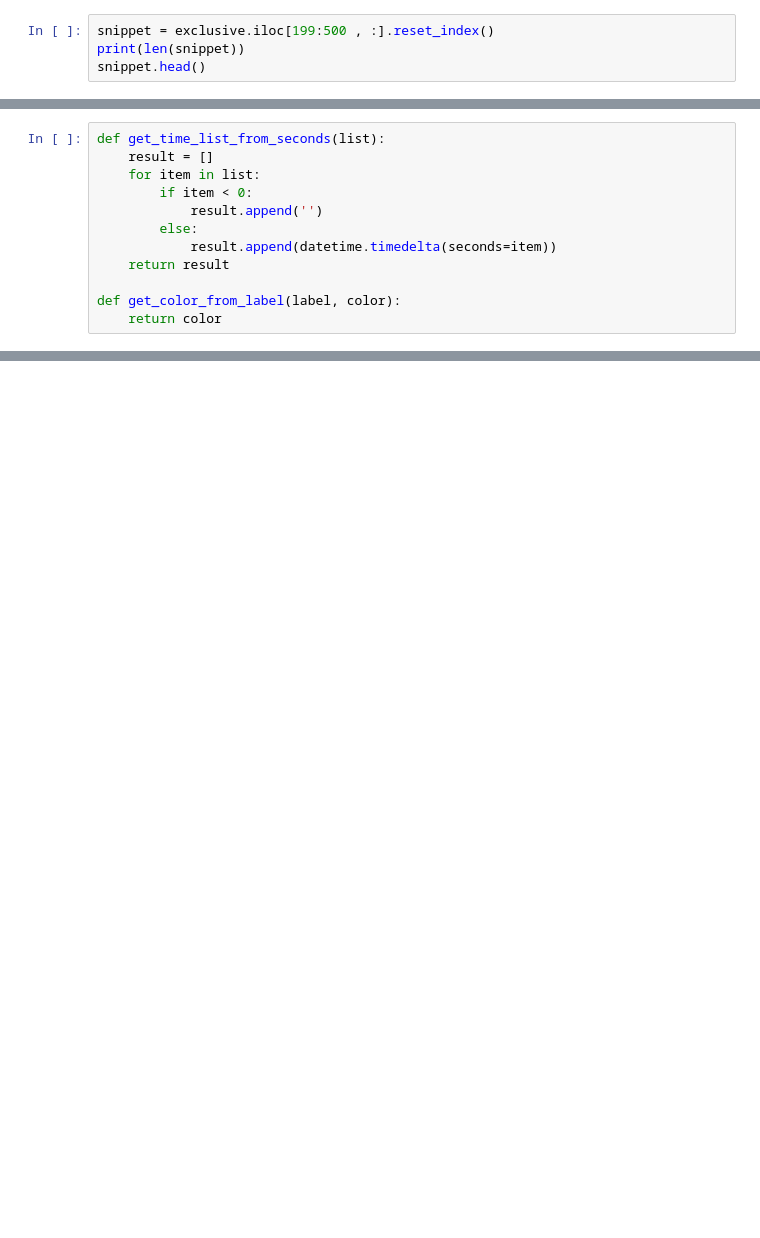
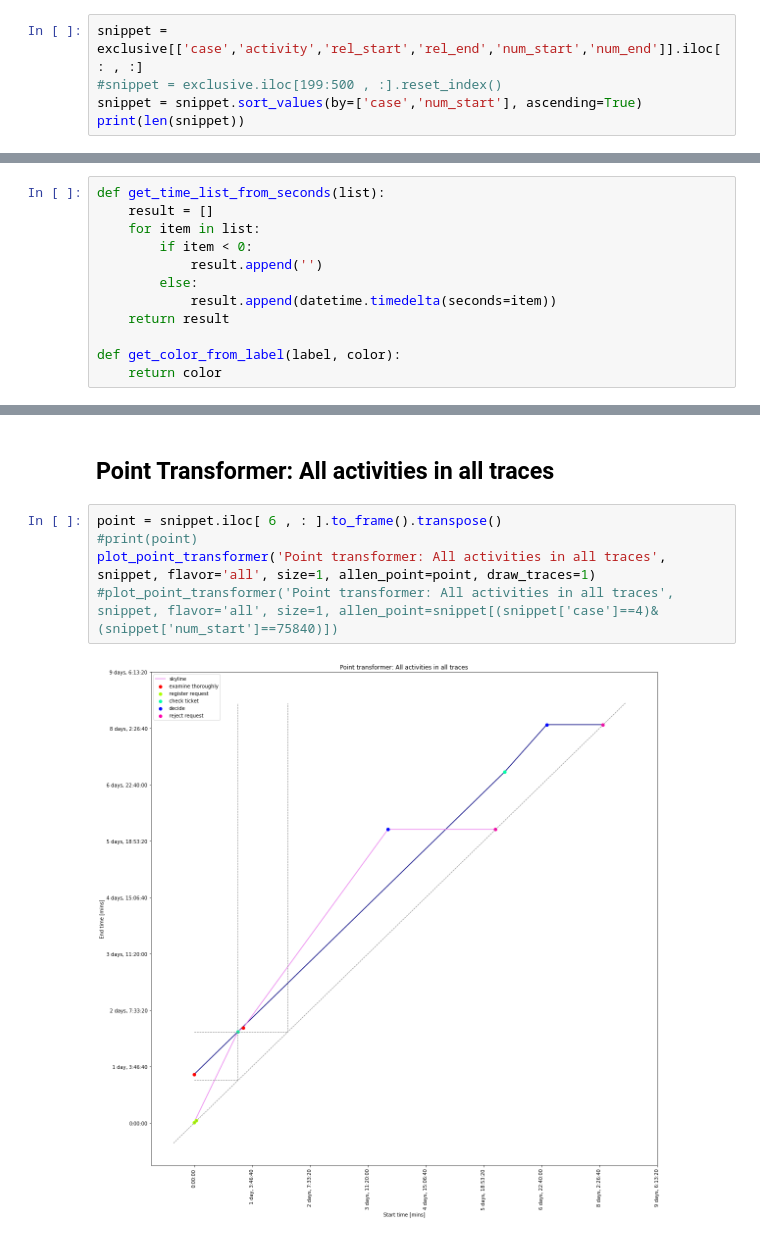
Before and after one commit to andreamalhera/perfSky, a Jupyter notebook: notebooks/pointTransformer.ipynb, the cells around one changed output, grey strips where cells are left out. Cells and saved outputs as stored; diff of their text form; blank space fills up the shorter version.

```diff
--- a/notebooks/pointTransformer.ipynb
+++ b/notebooks/pointTransformer.ipynb
@@ -116,5 +119,6 @@ exclusive.head()
 # %%
-snippet = exclusive.iloc[199:500 , :].reset_index()
+snippet = exclusive[['case','activity','rel_start','rel_end','num_start','num_end']].iloc[: , :]
+#snippet = exclusive.iloc[199:500 , :].reset_index()
+snippet = snippet.sort_values(by=['case','num_start'], ascending=True)
 print(len(snippet))
-snippet.head()
 # %% [output]
@@ -207,0 +331,9 @@ plt.show()
+# %% [markdown]
+## Point Transformer: All activities in all traces
+# %%
+point = snippet.iloc[ 6 , : ].to_frame().transpose()
+#print(point)
+plot_point_transformer('Point transformer: All activities in all traces', snippet, flavor='all', size=1, allen_point=point, draw_traces=1)
+#plot_point_transformer('Point transformer: All activities in all traces', snippet, flavor='all', size=1, allen_point=snippet[(snippet['case']==4)&(snippet['num_start']==75840)])
+# %% [output]
+[figure, added]
```
Also changed, not shown: parts of 28 cells of this notebook, 2 other files.
